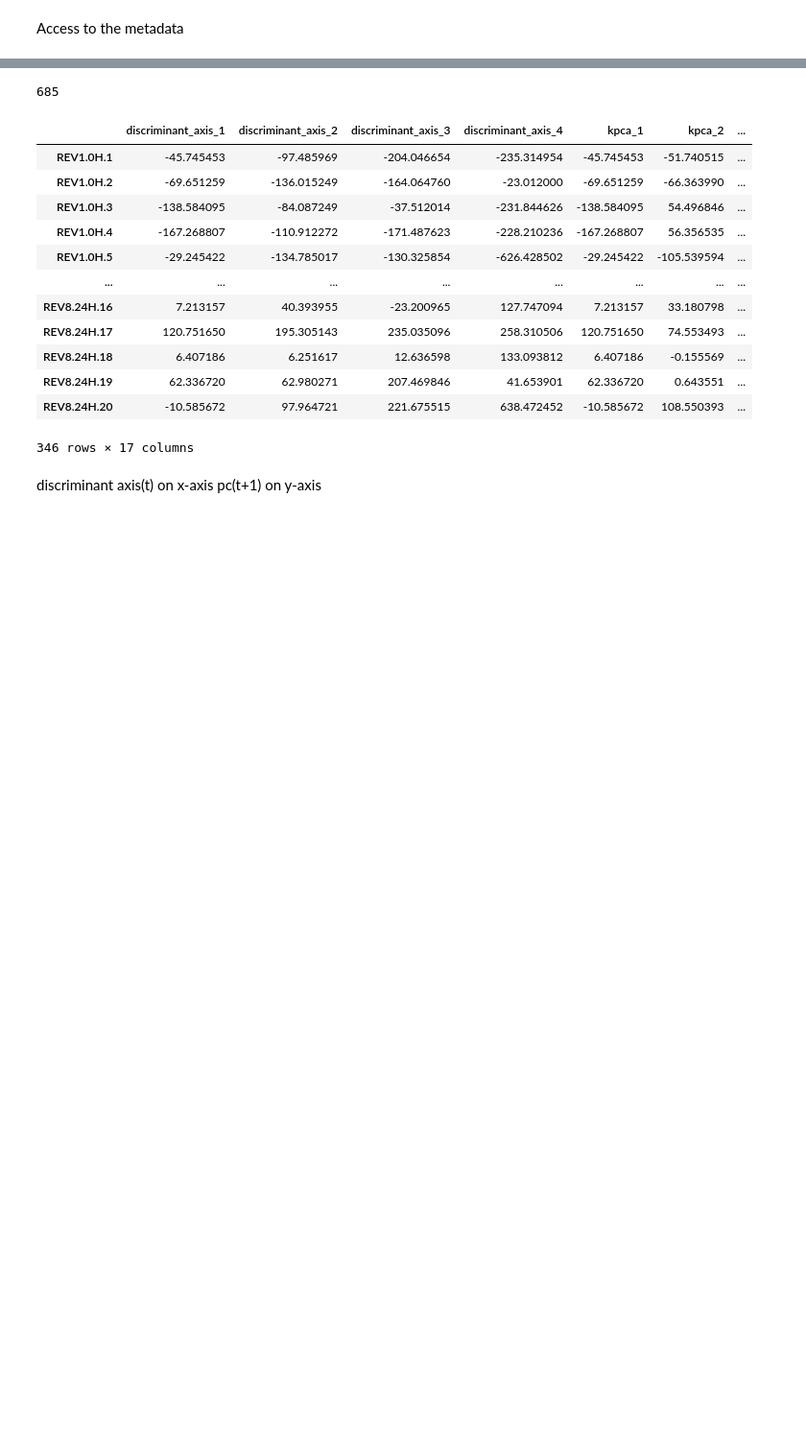
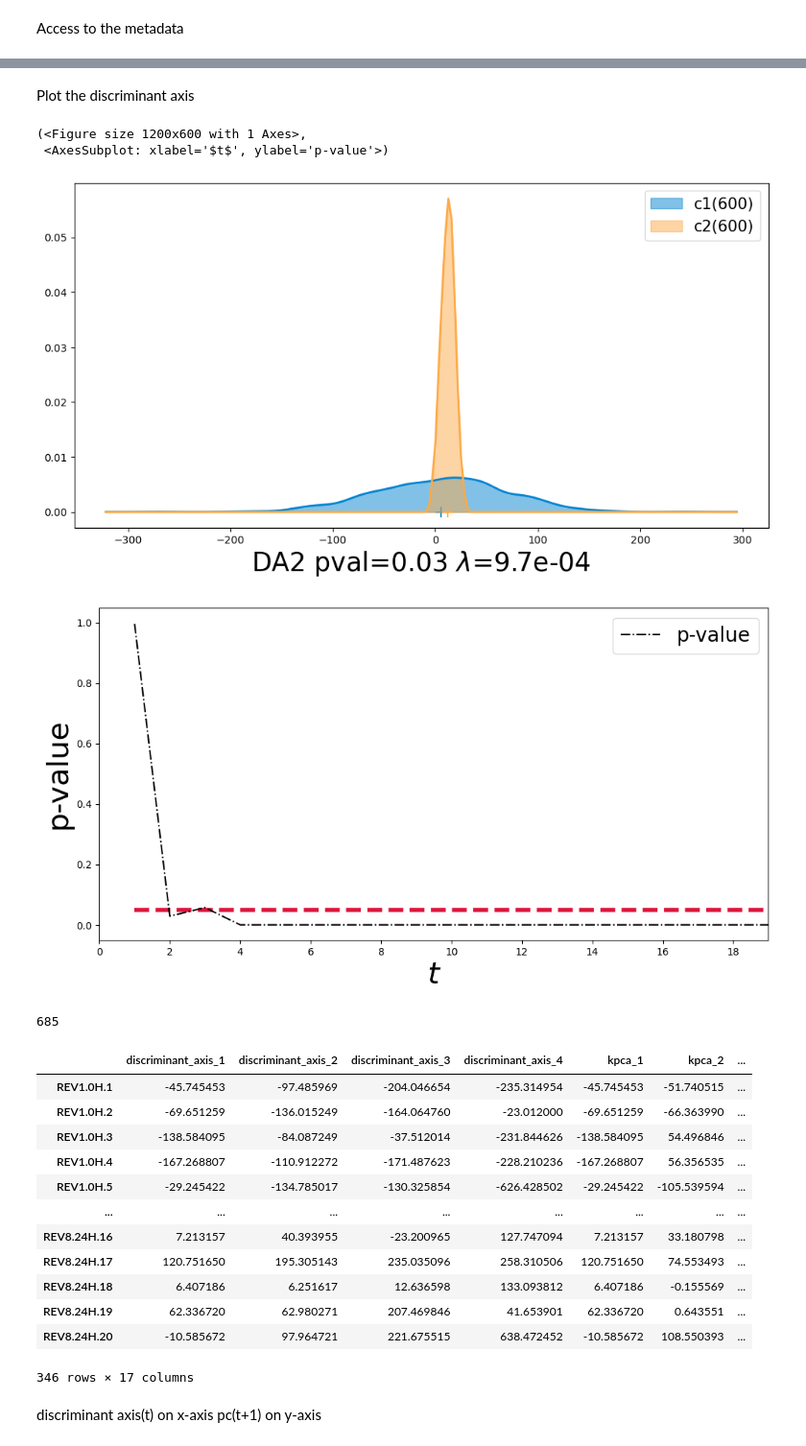
Before and after one commit to LMJL-Alea/ktest, a Jupyter notebook: vignettes_pyktest/Vignette3_plot_multivariate_testing.ipynb, the cells around one changed output, grey strips where cells are left out. Shown at 96% size. Drawn from its saved outputs; the diff is of its cells as text; code cells hidden in the pictures; blank space fills up the shorter version.

```diff
--- a/vignettes_pyktest/Vignette3_plot_multivariate_testing.ipynb
+++ b/vignettes_pyktest/Vignette3_plot_multivariate_testing.ipynb
@@ -72,3 +68,13 @@ kt
+# %% [markdown]
+Plot the discriminant axis
+# %%
+kt.hist_discriminant(t=2)
+kt.plot_pvalue()
+# %% [output]
+(<Figure size 1200x600 with 1 Axes>,
+ <AxesSubplot: xlabel='$t$', ylabel='p-value'>)
+[figure, added]
+[figure, added]
 # %%
 import numpy as np
 kt.get_diagnostics()
```
Also changed, not shown: parts of 6 cells of this notebook, 6 other files.
